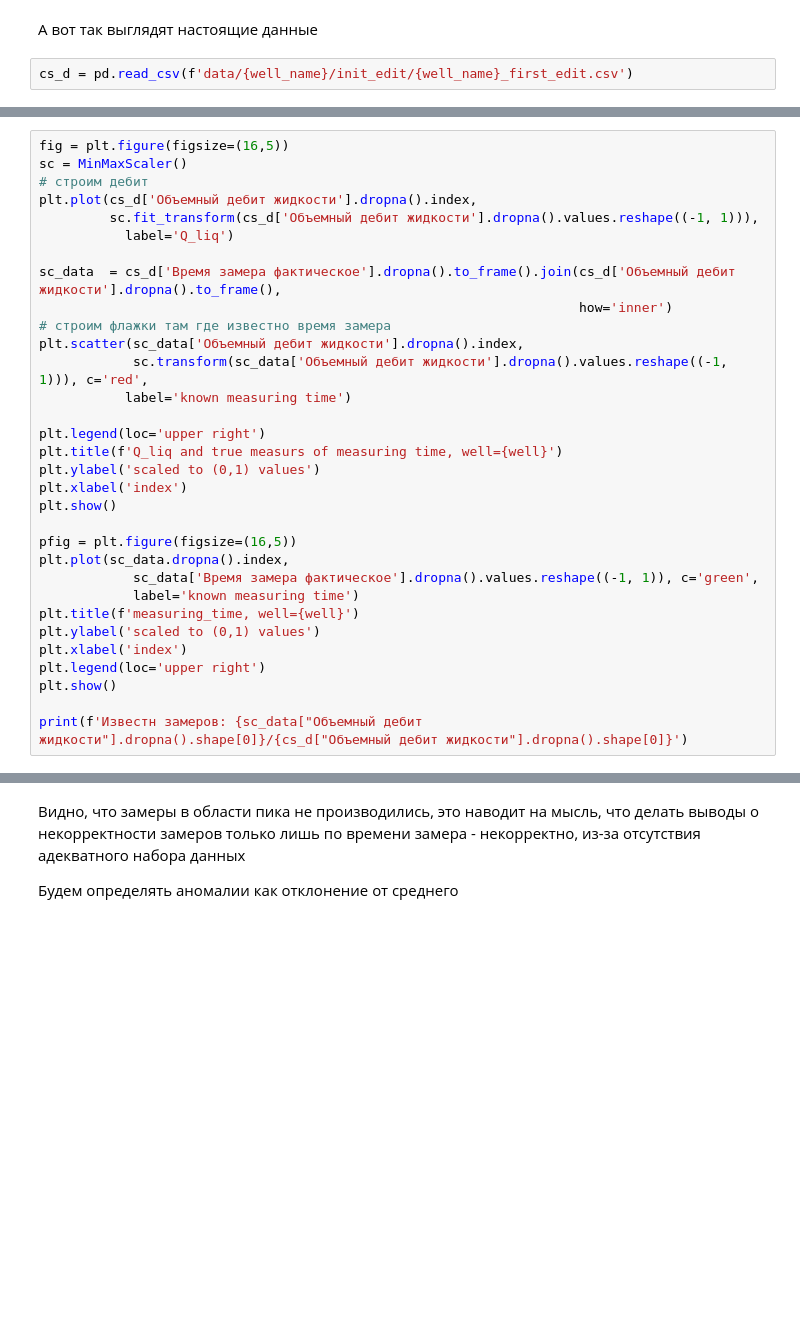
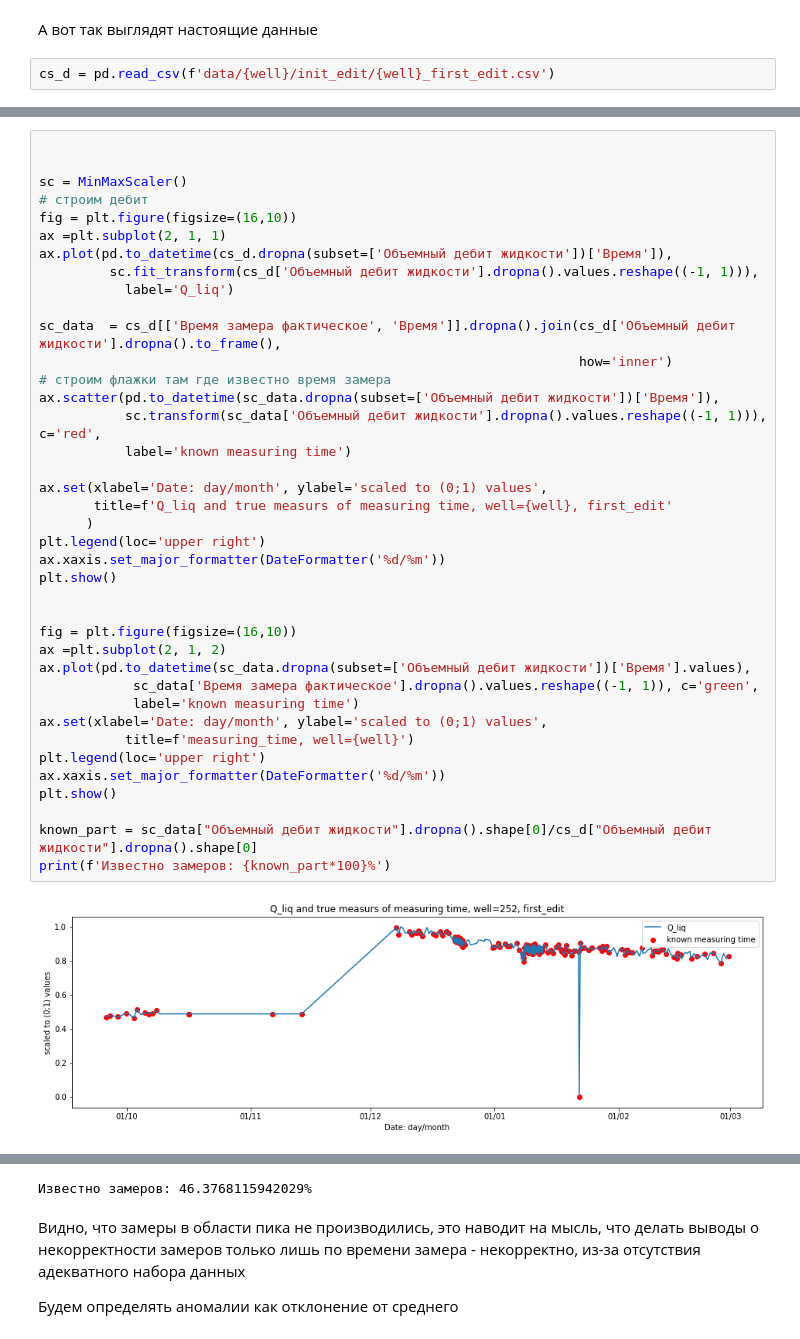
Before and after one commit to unifloc/unifloc_py, a Jupyter notebook: sandbox/uTools/Data_filtration.ipynb, the cells around one changed output, grey strips where cells are left out. Cells and saved outputs as stored; diff of their text form; blank space fills up the shorter version.

```diff
--- a/sandbox/uTools/Data_filtration.ipynb
+++ b/sandbox/uTools/Data_filtration.ipynb
@@ -31,4 +42,4 @@ plt.scatter(all_data['Объемный дебит жидкости (СУ)'].inde
 # %% [markdown]
 А вот так выглядят настоящие данные
 # %%
-cs_d = pd.read_csv(f'data/{well_name}/init_edit/{well_name}_first_edit.csv')
+cs_d = pd.read_csv(f'data/{well}/init_edit/{well}_first_edit.csv')
@@ -35,32 +50,41 @@ cs_d = pd.read_csv(f'data/{well_name}/init_edit/{well_name}_first_edit.csv')
 # %%
-fig = plt.figure(figsize=(16,5))
+
+
 sc = MinMaxScaler()
 # строим дебит
-plt.plot(cs_d['Объемный дебит жидкости'].dropna().index,
+fig = plt.figure(figsize=(16,10))
+ax =plt.subplot(2, 1, 1)
+ax.plot(pd.to_datetime(cs_d.dropna(subset=['Объемный дебит жидкости'])['Время']),
          sc.fit_transform(cs_d['Объемный дебит жидкости'].dropna().values.reshape((-1, 1))),
            label='Q_liq')
 
-sc_data  = cs_d['Время замера фактическое'].dropna().to_frame().join(cs_d['Объемный дебит жидкости'].dropna().to_frame(),
+sc_data  = cs_d[['Время замера фактическое', 'Время']].dropna().join(cs_d['Объемный дебит жидкости'].dropna().to_frame(),
                                                                      how='inner')
 # строим флажки там где известно время замера
-plt.scatter(sc_data['Объемный дебит жидкости'].dropna().index,
-            sc.transform(sc_data['Объемный дебит жидкости'].dropna().values.reshape((-1, 1))), c='red',
+ax.scatter(pd.to_datetime(sc_data.dropna(subset=['Объемный дебит жидкости'])['Время']),
+           sc.transform(sc_data['Объемный дебит жидкости'].dropna().values.reshape((-1, 1))), c='red',
            label='known measuring time')
 
+ax.set(xlabel='Date: day/month', ylabel='scaled to (0;1) values',
+       title=f'Q_liq and true measurs of measuring time, well={well}, first_edit'
+      )
 plt.legend(loc='upper right')
-plt.title(f'Q_liq and true measurs of measuring time, well={well}')
-plt.ylabel('scaled to (0,1) values')
-plt.xlabel('index')
+ax.xaxis.set_major_formatter(DateFormatter('%d/%m'))
 plt.show()
 
-pfig = plt.figure(figsize=(16,5))
-plt.plot(sc_data.dropna().index,
+
+fig = plt.figure(figsize=(16,10))
+ax =plt.subplot(2, 1, 2)
+ax.plot(pd.to_datetime(sc_data.dropna(subset=['Объемный дебит жидкости'])['Время'].values),
             sc_data['Время замера фактическое'].dropna().values.reshape((-1, 1)), c='green',
             label='known measuring time')
-plt.title(f'measuring_time, well={well}')
-plt.ylabel('scaled to (0,1) values')
-plt.xlabel('index')
+ax.set(xlabel='Date: day/month', ylabel='scaled to (0;1) values',
+           title=f'measuring_time, well={well}')
 plt.legend(loc='upper right')
+ax.xaxis.set_major_formatter(DateFormatter('%d/%m'))
 plt.show()
 
-print(f'Известн замеров: {sc_data["Объемный дебит жидкости"].dropna().shape[0]}/{cs_d["Объемный дебит жидкости"].dropna().shape[0]}')
+known_part = sc_data["Объемный дебит жидкости"].dropna().shape[0]/cs_d["Объемный дебит жидкости"].dropna().shape[0]
+print(f'Известно замеров: {known_part*100}%')
+# %% [output]
+[figure, added]
@@ -67,3 +92,4 @@ print(f'Известн замеров: {sc_data["Объемный дебит ж
+Известно замеров: 46.3768115942029%
 # %% [markdown]
 Видно, что замеры в области пика не производились, это наводит на мысль, что делать выводы о некорректности замеров только лишь по времени замера - некорректно, из-за отсутствия адекватного набора данных
 
```
Also changed, not shown: parts of 6 cells of this notebook.
